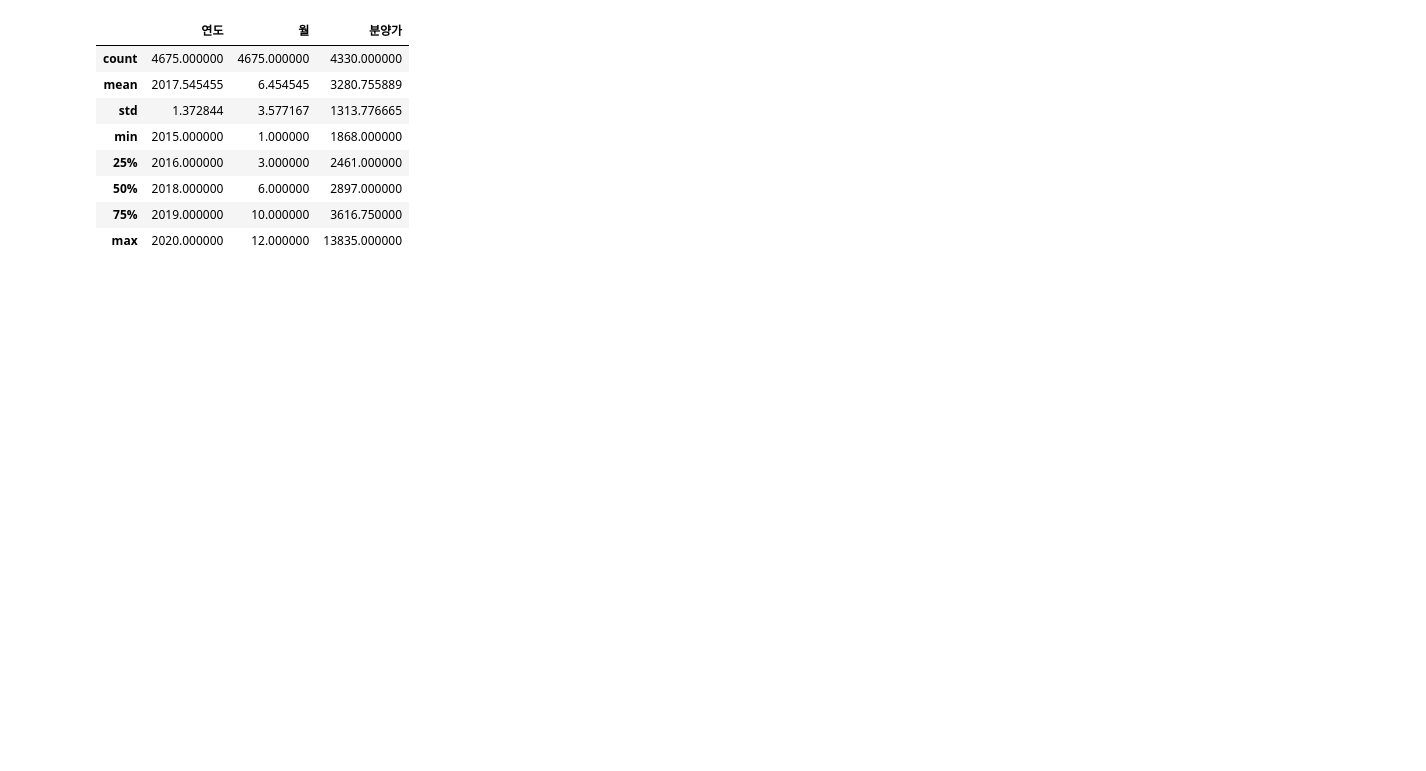
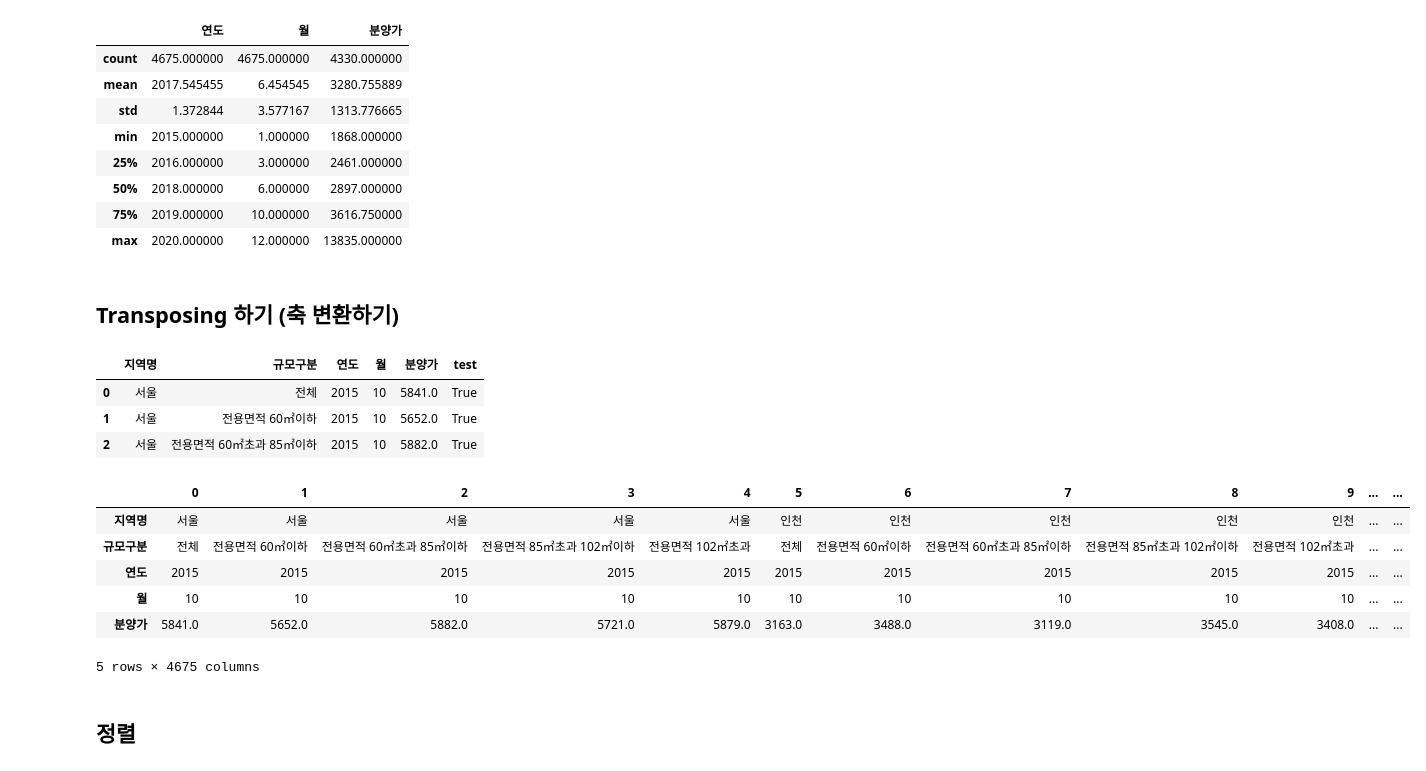
Before and after one commit to moonitdev/MAI, a Jupyter notebook: teddylee777/05-Pandas/01_10mins_to_pandas.ipynb, the cells around one changed output. Cells and saved outputs as stored; diff of their text form; code cells hidden in the pictures; blank space fills up the shorter version.

```diff
--- a/teddylee777/05-Pandas/01_10mins_to_pandas.ipynb
+++ b/teddylee777/05-Pandas/01_10mins_to_pandas.ipynb
@@ -129,3 +129,25 @@ df.describe()
 | 50% | 2018.000000 | 6.000000 | 2897.000000 |
 | 75% | 2019.000000 | 10.000000 | 3616.750000 |
 | max | 2020.000000 | 12.000000 | 13835.000000 |
+# %% [markdown]
+## Transposing 하기 (축 변환하기)
+# %%
+# 갯수를 지정하여 출력
+df.head(3)
+# %% [output]
+|  | 지역명 | 규모구분 | 연도 | 월 | 분양가 | test |
+| 0 | 서울 | 전체 | 2015 | 10 | 5841.0 | True |
+| 1 | 서울 | 전용면적 60㎡이하 | 2015 | 10 | 5652.0 | True |
+| 2 | 서울 | 전용면적 60㎡초과 85㎡이하 | 2015 | 10 | 5882.0 | True |
+# %%
+df.T.head()
+# %% [output]
+|  | 0 | 1 | 2 | 3 | 4 | 5 | 6 | 7 | 8 | 9 | ... | ... |
+| 지역명 | 서울 | 서울 | 서울 | 서울 | 서울 | 인천 | 인천 | 인천 | 인천 | 인천 | ... | ... |
+| 규모구분 | 전체 | 전용면적 60㎡이하 | 전용면적 60㎡초과 85㎡이하 | 전용면적 85㎡초과 102㎡이하 | 전용면적 102㎡초과 | 전체 | 전용면적 60㎡이하 | 전용면적 60㎡초과 85㎡이하 | 전용면적 85㎡초과 102㎡이하 | 전용면적 102㎡초과 | ... | ... |
+| 연도 | 2015 | 2015 | 2015 | 2015 | 2015 | 2015 | 2015 | 2015 | 2015 | 2015 | ... | ... |
+| 월 | 10 | 10 | 10 | 10 | 10 | 10 | 10 | 10 | 10 | 10 | ... | ... |
+| 분양가 | 5841.0 | 5652.0 | 5882.0 | 5721.0 | 5879.0 | 3163.0 | 3488.0 | 3119.0 | 3545.0 | 3408.0 | ... | ... |
+5 rows × 4675 columns
+# %% [markdown]
+## 정렬
```
Also changed, not shown: parts of 105 cells of this notebook, 3 other files.
